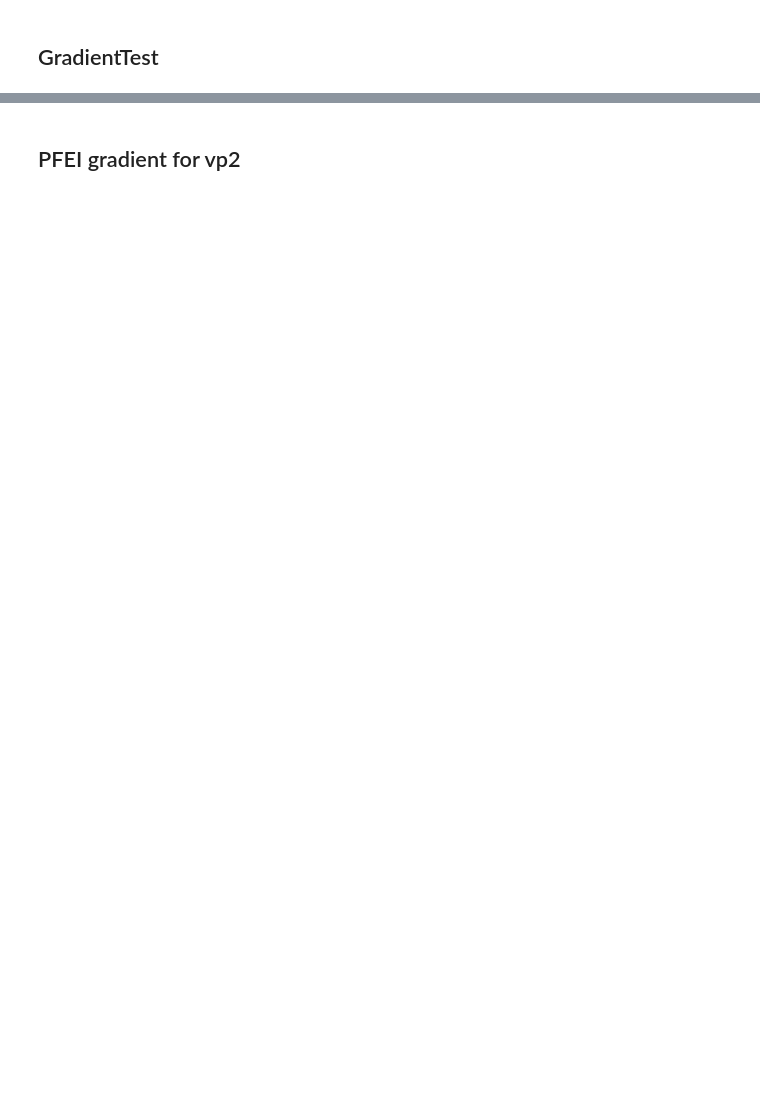
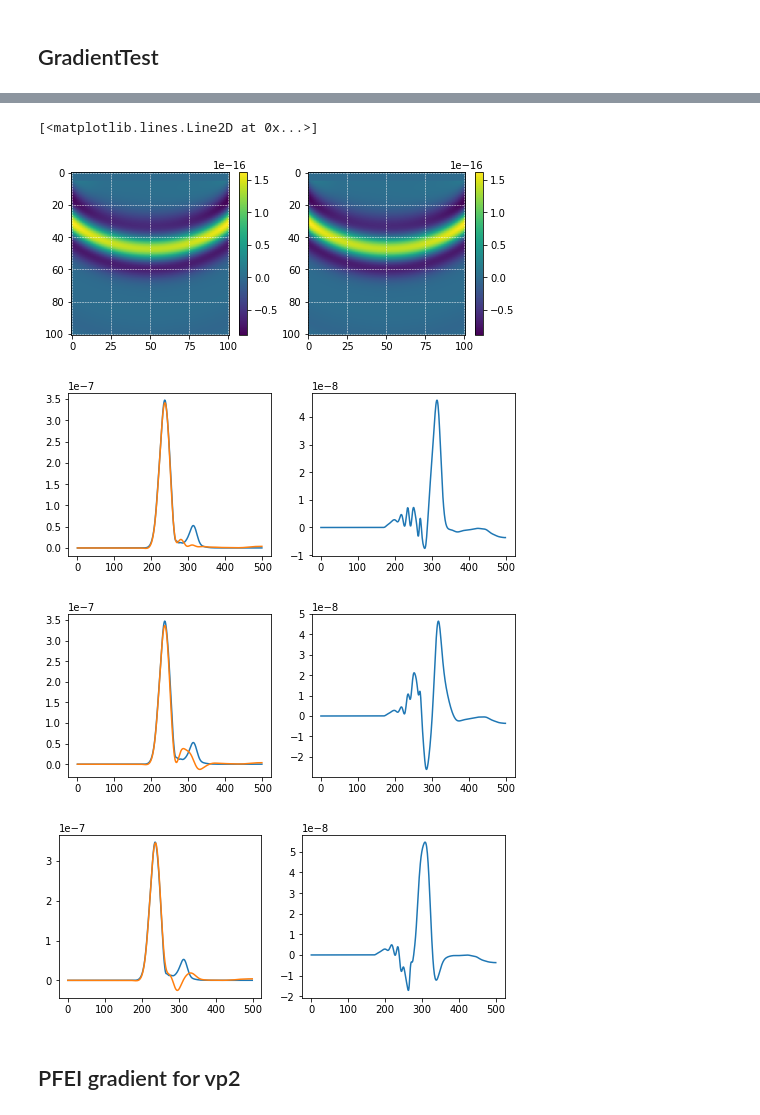
Before and after one commit to joeyartech/SeisJIMU, a Jupyter notebook: Demo/04_GradientTest/go.ipynb, the cells around one changed output, grey strips where cells are left out. Saved outputs shown, nothing was run; the diff lists cells and outputs as text; code cells hidden in the pictures; blank space fills up the shorter version.

```diff
--- a/Demo/04_GradientTest/go.ipynb
+++ b/Demo/04_GradientTest/go.ipynb
@@ -221,3 +332,39 @@ plt.plot(read_su('results/dadj_Shot0001.su'))
+# %%
+#old
+plt.figure(figsize=(12,3))
+plt.subplot(1,3,1)
+imshow(read('results/qp0%g'))
+plt.subplot(1,3,2)
+imshow(read('results/qp0%pg'))
+# plt.subplot(1,3,3)
+# imshow(read('results/curr%d'))
+
+plt.figure(figsize=(8,3))
+plt.subplot(1,2,1)
+plt.plot(read_su('results_fwd/denv_Shot0001.su'))
+plt.plot(read_su('results_grad/RE0_Shot0001.su'))
+plt.subplot(1,2,2)
+plt.plot(read_su('results_fwd/denv_Shot0001.su')-read_su('results_grad/RE0_Shot0001.su'))
+
+plt.figure(figsize=(8,3))
+plt.subplot(1,2,1)
+plt.plot(read_su('results_fwd/denv_Shot0001.su'))
+plt.plot(read_su('results/RE0_Shot0001.su')+read_su('results/RdE_Shot0001.su'))
+plt.subplot(1,2,2)
+plt.plot(read_su('results/dadj_Shot0001.su'))
+
+plt.figure(figsize=(8,3))
+plt.subplot(1,2,1)
+plt.plot(read_su('results_fwd/denv_Shot0001.su'))
+plt.plot(read_su('results/RE0_Shot0001.su')-read_su('results/RdE_Shot0001.su'))
+plt.subplot(1,2,2)
+plt.plot(read_su('results_fwd/denv_Shot0001.su')-(read_su('results/RE0_Shot0001.su')-read_su('results/RdE_Shot0001.su')))
+# %% [output]
+[<matplotlib.lines.Line2D at 0x...>]
+[figure, added]
+[figure, added]
+[figure, added]
+[figure, added]
 # %% [markdown]
 ## PFEI gradient for vp2
 # %%
```
Also changed, not shown: parts of 11 cells of this notebook, 7 other files.
